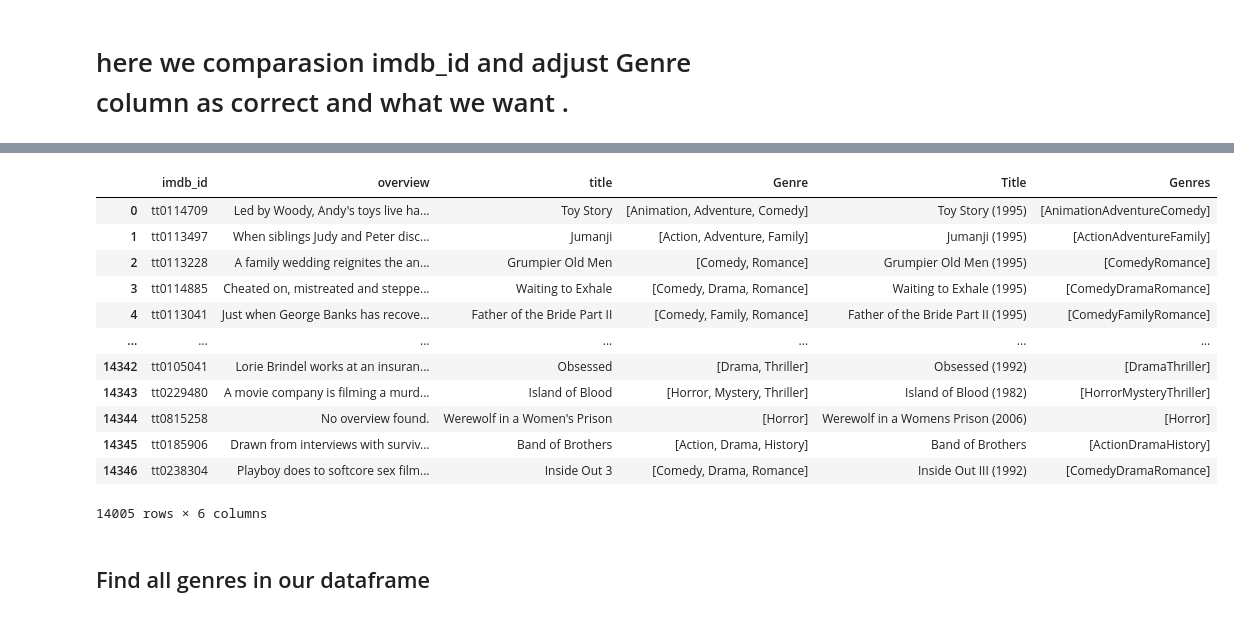
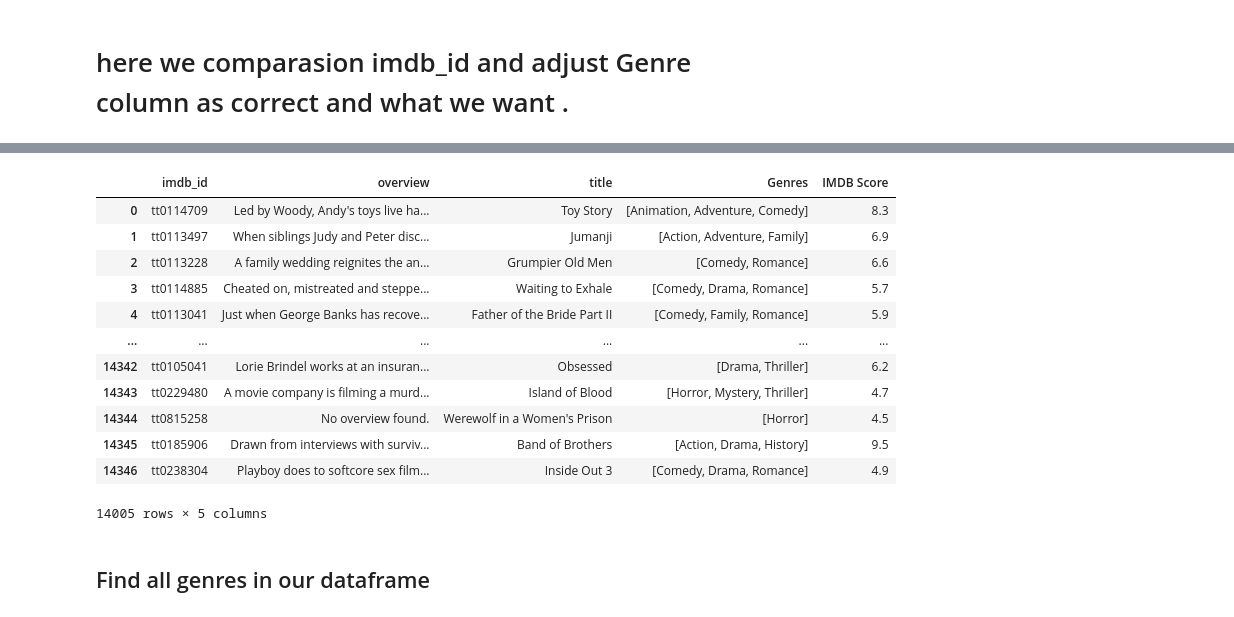
Before and after one commit to okanexe/data-analysis, a Jupyter notebook: cosSim.ipynb, the cells around one changed output, grey strips where cells are left out. Drawn from its saved outputs; the diff is of its cells as text; code cells hidden in the pictures.

```diff
--- a/cosSim.ipynb
+++ b/cosSim.ipynb
@@ -28,7 +28,7 @@ analysis.tail(20)
 # fixed Imdb Link column as imdb_id because with imdb_id we can define the movies in every movie_dataset.csv . imdb_link is common attribute in every movies dataset .
 # %%
 imdb_ids = pd.read_csv("MovieGenre.csv",encoding='latin-1')
-ids_list=imdb_ids[["Imdb Link","Genre","Title"]]
+ids_list=imdb_ids[["Imdb Link","Genre","Title","IMDB Score"]]
 ids=[]
 def listToString(s):
     str1 = ""
@@ -71,6 +71,6 @@ See the caveats in the documentation: https://pandas.pydata.org/pandas-docs/stab
 import numpy as np
 
 getAnalysis=analysis.merge(ids_list,how='inner',left_on='imdb_id',right_on='Imdb Link')
-getAnalysis=getAnalysis[["imdb_id","overview","title","Genre","Title"]]
+getAnalysis=getAnalysis[["imdb_id","overview","title","Genre","Title","IMDB Score"]]
 getAnalysis.tail(20)
 # %% [output]
@@ -94,20 +94,22 @@ getAnalysis.tail(20)
 # %%
 #getAnalysis['Genre'] = getAnalysis['Genre'].apply(lambda x: x.split("|"))
 getAnalysis=getAnalysis.dropna(how='any')
 
 getAnalysis['Genres'] = getAnalysis['Genre'].apply(lambda x: listToString(x).split("|"))
-getAnalysis
+# getAnalysis = getAnalysis[["imdb_id","overview","title","Genres","IMDB Score"]]
+okan =  getAnalysis[["imdb_id","overview","title","Genres","IMDB Score"]]
+okan
 # %% [output]
-|  | imdb_id | overview | title | Genre | Title | Genres |
-| 0 | tt0114709 | Led by Woody, Andy's toys live ha... | Toy Story | [Animation, Adventure, Comedy] | Toy Story (1995) | [AnimationAdventureComedy] |
-| 1 | tt0113497 | When siblings Judy and Peter disc... | Jumanji | [Action, Adventure, Family] | Jumanji (1995) | [ActionAdventureFamily] |
-| 2 | tt0113228 | A family wedding reignites the an... | Grumpier Old Men | [Comedy, Romance] | Grumpier Old Men (1995) | [ComedyRomance] |
-| 3 | tt0114885 | Cheated on, mistreated and steppe... | Waiting to Exhale | [Comedy, Drama, Romance] | Waiting to Exhale (1995) | [ComedyDramaRomance] |
-| 4 | tt0113041 | Just when George Banks has recove... | Father of the Bride Part II | [Comedy, Family, Romance] | Father of the Bride Part II (1995) | [ComedyFamilyRomance] |
-| ... | ... | ... | ... | ... | ... | ... |
-| 14342 | tt0105041 | Lorie Brindel works at an insuran... | Obsessed | [Drama, Thriller] | Obsessed (1992) | [DramaThriller] |
-| 14343 | tt0229480 | A movie company is filming a murd... | Island of Blood | [Horror, Mystery, Thriller] | Island of Blood (1982) | [HorrorMysteryThriller] |
-| 14344 | tt0815258 | No overview found. | Werewolf in a Women's Prison | [Horror] | Werewolf in a Womens Prison (2006) | [Horror] |
-| 14345 | tt0185906 | Drawn from interviews with surviv... | Band of Brothers | [Action, Drama, History] | Band of Brothers | [ActionDramaHistory] |
-| 14346 | tt0238304 | Playboy does to softcore sex film... | Inside Out 3 | [Comedy, Drama, Romance] | Inside Out III (1992) | [ComedyDramaRomance] |
+|  | imdb_id | overview | title | Genres | IMDB Score |
+| 0 | tt0114709 | Led by Woody, Andy's toys live ha... | Toy Story | [Animation, Adventure, Comedy] | 8.3 |
+| 1 | tt0113497 | When siblings Judy and Peter disc... | Jumanji | [Action, Adventure, Family] | 6.9 |
+| 2 | tt0113228 | A family wedding reignites the an... | Grumpier Old Men | [Comedy, Romance] | 6.6 |
+| 3 | tt0114885 | Cheated on, mistreated and steppe... | Waiting to Exhale | [Comedy, Drama, Romance] | 5.7 |
+| 4 | tt0113041 | Just when George Banks has recove... | Father of the Bride Part II | [Comedy, Family, Romance] | 5.9 |
+| ... | ... | ... | ... | ... | ... |
+| 14342 | tt0105041 | Lorie Brindel works at an insuran... | Obsessed | [Drama, Thriller] | 6.2 |
+| 14343 | tt0229480 | A movie company is filming a murd... | Island of Blood | [Horror, Mystery, Thriller] | 4.7 |
+| 14344 | tt0815258 | No overview found. | Werewolf in a Women's Prison | [Horror] | 4.5 |
+| 14345 | tt0185906 | Drawn from interviews with surviv... | Band of Brothers | [Action, Drama, History] | 9.5 |
+| 14346 | tt0238304 | Playboy does to softcore sex film... | Inside Out 3 | [Comedy, Drama, Romance] | 4.9 |
-14005 rows × 6 columns
+14005 rows × 5 columns
```
Also changed, not shown: parts of 25 cells of this notebook, 3 other files.
